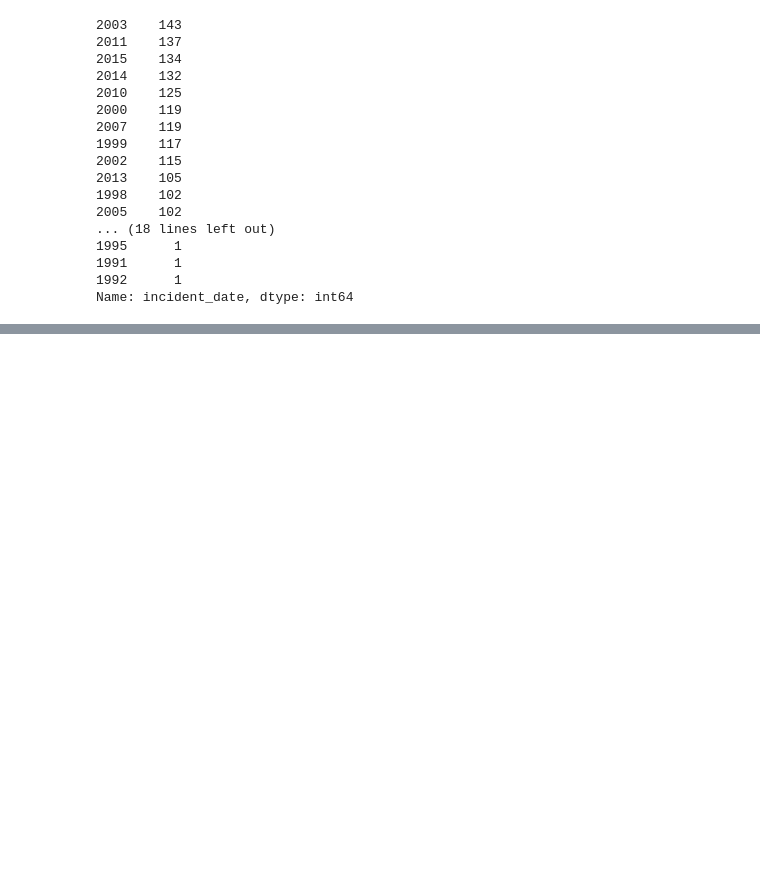
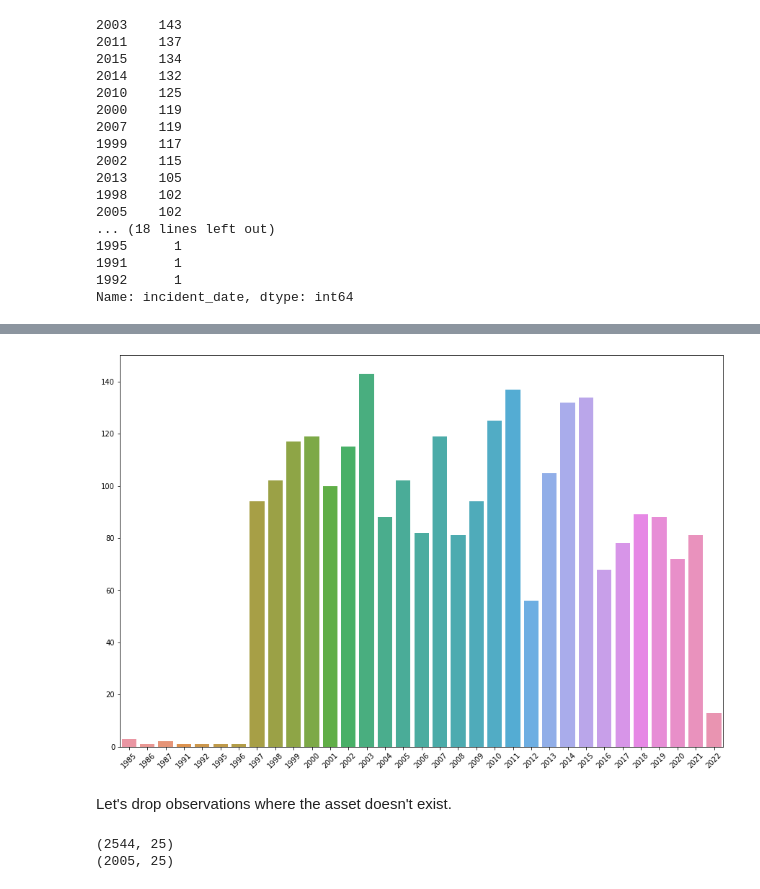
Before and after one commit to js3lliott/water-main-break-prediction-KW, a Jupyter notebook: nbs/feature_eng_preprocessing.ipynb, the cells around one changed output, grey strips where cells are left out. Saved outputs shown, nothing was run; the diff lists cells and outputs as text; code cells hidden in the pictures; blank space fills up the shorter version.

```diff
--- a/nbs/feature_eng_preprocessing.ipynb
+++ b/nbs/feature_eng_preprocessing.ipynb
@@ -542,0 +566,18 @@ Name: incident_date, dtype: int64
+# %%
+plt.figure(figsize=(15, 10))
+sns.barplot(x=breaks_per_year.index, y=breaks_per_year.values)
+plt.xticks(rotation=45)
+plt.show();
+# %% [output]
+[figure, added]
+# %% [markdown]
+Let's drop observations where the asset doesn't exist.
+# %%
+# shape before dropping
+print(data.shape)
+data = data[data['asset_exists'] == 1]
+# shape after dropping
+print(data.shape)
+# %% [output]
+(2544, 25)
+(2005, 25)
```
Also changed, not shown: parts of 41 cells of this notebook.
